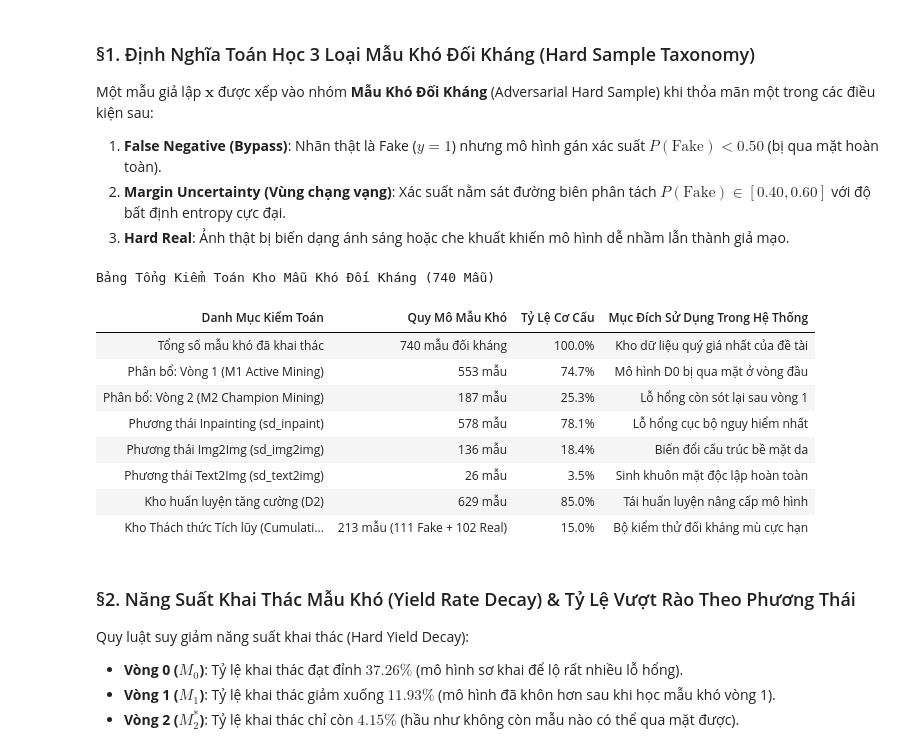
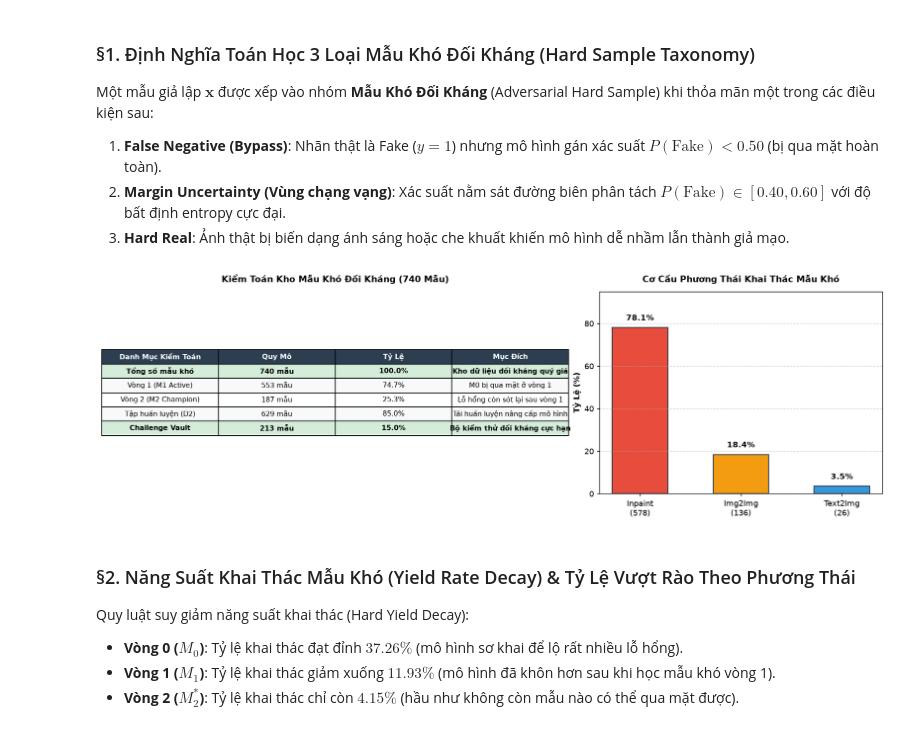
Before and after one commit to bush-le/uth-cv-coursework, a Jupyter notebook: notebooks/coursework/03_hard_samples_and_benchmark_comparison.ipynb, the cells around one changed output. Saved outputs shown, nothing was run; the diff lists cells and outputs as text; code cells hidden in the pictures.

```diff
--- a/notebooks/coursework/03_hard_samples_and_benchmark_comparison.ipynb
+++ b/notebooks/coursework/03_hard_samples_and_benchmark_comparison.ipynb
@@ -43,77 +42,12 @@ Một mẫu giả lập $\mathbf{x}$ được xếp vào nhóm **Mẫu Khó Đ
 1. **False Negative (Bypass)**: Nhãn thật là Fake ($y=1$) nhưng mô hình gán xác suất $P(\text{Fake}) < 0.50$ (bị qua mặt hoàn toàn).
 2. **Margin Uncertainty (Vùng chạng vạng)**: Xác suất nằm sát đường biên phân tách $P(\text{Fake}) \in [0.40, 0.60]$ với độ bất định entropy cực đại.
 3. **Hard Real**: Ảnh thật bị biến dạng ánh sáng hoặc che khuất khiến mô hình dễ nhầm lẫn thành giả mạo.
-# %%
-# Hiển thị bảng kiểm toán kho 740 mẫu khó đối kháng qua HTML Styler
-display(HTML('''<div style="overflow-x:auto; margin: 15px 0; font-family: -apple-system, BlinkMacSystemFont, 'Segoe UI', Roboto, sans-serif;">
-<table style="border-collapse: separate; border-spacing: 0; width: 100%; border: 1px solid #e1e8ed; border-radius: 8px; overflow: hidden; box-shadow: 0 4px 6px -1px rgba(0,0,0,0.05);">
-<caption style="caption-side: top; text-align: left; font-weight: bold; font-size: 14px; margin-bottom: 8px; color: #2c3e50;">Bảng Tổng Kiểm Toán Kho Mẫu Khó Đối Kháng (740 Mẫu)</caption>
-<thead><tr style="background: linear-gradient(135deg, #2c3e50, #34495e); color: white;">
-<th style="padding: 10px 14px; text-align: center; font-size: 12.5px; letter-spacing: 0.3px; border-bottom: 2px solid #1a252f;">Danh Mục Kiểm Toán</th>
-<th style="padding: 10px 14px; text-align: center; font-size: 12.5px; letter-spacing: 0.3px; border-bottom: 2px solid #1a252f;">Quy Mô Mẫu Khó</th>
-<th style="padding: 10px 14px; text-align: center; font-size: 12.5px; letter-spacing: 0.3px; border-bottom: 2px solid #1a252f;">Tỷ Lệ Cơ Cấu</th>
-<th style="padding: 10px 14px; text-align: center; font-size: 12.5px; letter-spacing: 0.3px; border-bottom: 2px solid #1a252f;">Mục Đích Sử Dụng Trong Hệ Thống</th>
-</tr></thead><tbody>
-<tr style="background-color: #ffffff; border-bottom: 1px solid #edf2f7; transition: background 0.15s ease;">
-<td style="padding: 9px 12px; font-size: 12px; text-align: center; border-right: 1px solid #edf2f7; color: #2d3748; text-align: left; font-weight: 600;">Tổng số mẫu khó đã khai thác</td>
-<td style="padding: 9px 12px; font-size: 12px; text-align: center; border-right: 1px solid #edf2f7; color: #2d3748;">740 mẫu đối kháng</td>
-<td style="padding: 9px 12px; font-size: 12px; text-align: center; border-right: 1px solid #edf2f7; color: #2d3748;">100.0%</td>
-<td style="padding: 9px 12px; font-size: 12px; text-align: center; border-right: 1px solid #edf2f7; color: #2d3748;">Kho dữ liệu quý giá nhất của đề tài</td>
-</tr>
-<tr style="background-color: #f8f9fa; border-bottom: 1px solid #edf2f7; transition: background 0.15s ease;">
-<td style="padding: 9px 12px; font-size: 12px; text-align: center; border-right: 1px solid #edf2f7; color: #2d3748; text-align: left; font-weight: 600;">Phân bổ: Vòng 1 (M1 Active Mining)</td>
-<td style="padding: 9px 12px; font-size: 12px; text-align: center; border-right: 1px solid #edf2f7; color: #2d3748;">553 mẫu</td>
-<td style="padding: 9px 12px; font-size: 12px; text-align: center; border-right: 1px solid #edf2f7; color: #2d3748;">74.7%</td>
-<td style="padding: 9px 12px; font-size: 12px; text-align: center; border-right: 1px solid #edf2f7; color: #2d3748;">Mô hình D0 bị qua mặt ở vòng đầu</td>
-</tr>
-<tr style="background-color: #ffffff; border-bottom: 1px solid #edf2f7; transition: background 0.15s ease;">
-<td style="padding: 9px 12px; font-size: 12px; text-align: center; border-right: 1px solid #edf2f7; color: #2d3748; text-align: left; font-weight: 600;">Phân bổ: Vòng 2 (M2 Champion Mining)</td>
-<td style="padding: 9px 12px; font-size: 12px; text-align: center; border-right: 1px solid #edf2f7; color: #2d3748;">187 mẫu</td>
-<td style="padding: 9px 12px; font-size: 12px; text-align: center; border-right: 1px solid #edf2f7; color: #2d3748;">25.3%</td>
-<td style="padding: 9px 12px; font-size: 12px; text-align: center; border-right: 1px solid #edf2f7; color: #2d3748;">Lỗ hổng còn sót lại sau vòng 1</td>
-</tr>
-<tr style="background-color: #f8f9fa; border-bottom: 1px solid #edf2f7; transition: background 0.15s ease;">
-<td style="padding: 9px 12px; font-size: 12px; text-align: center; border-right: 1px solid #edf2f7; color: #2d3748; text-align: left; font-weight: 600;">Phương thái Inpainting (sd_inpaint)</td>
-<td style="padding: 9px 12px; font-size: 12px; text-align: center; border-right: 1px solid #edf2f7; color: #2d3748;">578 mẫu</td>
-<td style="padding: 9px 12px; font-size: 12px; text-align: center; border-right: 1px solid #edf2f7; color: #2d3748;">78.1%</td>
-<td style="padding: 9px 12px; font-size: 12px; text-align: center; border-right: 1px solid #edf2f7; color: #2d3748;">Lỗ hổng cục bộ nguy hiểm nhất</td>
-</tr>
-<tr style="background-color: #ffffff; border-bottom: 1px solid #edf2f7; transition: background 0.15s ease;">
-<td style="padding: 9px 12px; font-size: 12px; text-align: center; border-right: 1px solid #edf2f7; color: #2d3748; text-align: left; font-weight: 600;">Phương thái Img2Img (sd_img2img)</td>
-<td style="padding: 9px 12px; font-size: 12px; text-align: center; border-right: 1px solid #edf2f7; color: #2d3748;">136 mẫu</td>
-<td style="padding: 9px 12px; font-size: 12px; text-align: center; border-right: 1px solid #edf2f7; color: #2d3748;">18.4%</td>
-<td style="padding: 9px 12px; font-size: 12px; text-align: center; border-right: 1px solid #edf2f7; color: #2d3748;">Biến đổi cấu trúc bề mặt da</td>
-</tr>
-<tr style="background-color: #f8f9fa; border-bottom: 1px solid #edf2f7; transition: background 0.15s ease;">
-<td style="padding: 9px 12px; font-size: 12px; text-align: center; border-right: 1px solid #edf2f7; color: #2d3748; text-align: left; font-weight: 600;">Phương thái Text2Img (sd_text2img)</td>
-<td style="padding: 9px 12px; font-size: 12px; text-align: center; border-right: 1px solid #edf2f7; color: #2d3748;">26 mẫu</td>
-<td style="padding: 9px 12px; font-size: 12px; text-align: center; border-right: 1px solid #edf2f7; color: #2d3748;">3.5%</td>
-<td style="padding: 9px 12px; font-size: 12px; text-align: center; border-right: 1px solid #edf2f7; color: #2d3748;">Sinh khuôn mặt độc lập hoàn toàn</td>
-</tr>
-<tr style="background-color: #ffffff; border-bottom: 1px solid #edf2f7; transition: background 0.15s ease;">
-<td style="padding: 9px 12px; font-size: 12px; text-align: center; border-right: 1px solid #edf2f7; color: #2d3748; text-align: left; font-weight: 600;">Kho huấn luyện tăng cường (D2)</td>
-<td style="padding: 9px 12px; font-size: 12px; text-align: center; border-right: 1px solid #edf2f7; color: #2d3748;">629 mẫu</td>
-<td style="padding: 9px 12px; font-size: 12px; text-align: center; border-right: 1px solid #edf2f7; color: #2d3748;">85.0%</td>
-<td style="padding: 9px 12px; font-size: 12px; text-align: center; border-right: 1px solid #edf2f7; color: #2d3748;">Tái huấn luyện nâng cấp mô hình</td>
-</tr>
-<tr style="background-color: #f8f9fa; border-bottom: 1px solid #edf2f7; transition: background 0.15s ease;">
-<td style="padding: 9px 12px; font-size: 12px; text-align: center; border-right: 1px solid #edf2f7; color: #2d3748; text-align: left; font-weight: 600;">Kho Thách thức Tích lũy (Cumulative Vault)</td>
-<td style="padding: 9px 12px; font-size: 12px; text-align: center; border-right: 1px solid #edf2f7; color: #2d3748;">213 mẫu (111 Fake + 102 Real)</td>
-<td style="padding: 9px 12px; font-size: 12px; text-align: center; border-right: 1px solid #edf2f7; color: #2d3748;">15.0%</td>
-<td style="padding: 9px 12px; font-size: 12px; text-align: center; border-right: 1px solid #edf2f7; color: #2d3748;">Bộ kiểm thử đối kháng mù cực hạn</td>
-</tr>
-</tbody></table></div>'''))
-# %% [output]
-Bảng Tổng Kiểm Toán Kho Mẫu Khó Đối Kháng (740 Mẫu)
-| Danh Mục Kiểm Toán | Quy Mô Mẫu Khó | Tỷ Lệ Cơ Cấu | Mục Đích Sử Dụng Trong Hệ Thống |
-| Tổng số mẫu khó đã khai thác | 740 mẫu đối kháng | 100.0% | Kho dữ liệu quý giá nhất của đề tài |
-| Phân bổ: Vòng 1 (M1 Active Mining) | 553 mẫu | 74.7% | Mô hình D0 bị qua mặt ở vòng đầu |
-| Phân bổ: Vòng 2 (M2 Champion Mining) | 187 mẫu | 25.3% | Lỗ hổng còn sót lại sau vòng 1 |
-| Phương thái Inpainting (sd_inpaint) | 578 mẫu | 78.1% | Lỗ hổng cục bộ nguy hiểm nhất |
-| Phương thái Img2Img (sd_img2img) | 136 mẫu | 18.4% | Biến đổi cấu trúc bề mặt da |
-| Phương thái Text2Img (sd_text2img) | 26 mẫu | 3.5% | Sinh khuôn mặt độc lập hoàn toàn |
-| Kho huấn luyện tăng cường (D2) | 629 mẫu | 85.0% | Tái huấn luyện nâng cấp mô hình |
-| Kho Thách thức Tích lũy (Cumulati... | 213 mẫu (111 Fake + 102 Real) | 15.0% | Bộ kiểm thử đối kháng mù cực hạn |
+# %%
+# Hiển thị kiểm toán kho 740 mẫu khó đối kháng qua 2-Panel Visual Card & Breakdown
+fig = plot_hard_samples_audit_card()
+plt.show()
+# %% [output]
+[figure, added]
 # %% [markdown]
 ### §2. Năng Suất Khai Thác Mẫu Khó (Yield Rate Decay) & Tỷ Lệ Vượt Rào Theo Phương Thái
 
```
Also changed, not shown: parts of 5 cells of this notebook, 16 other files.
